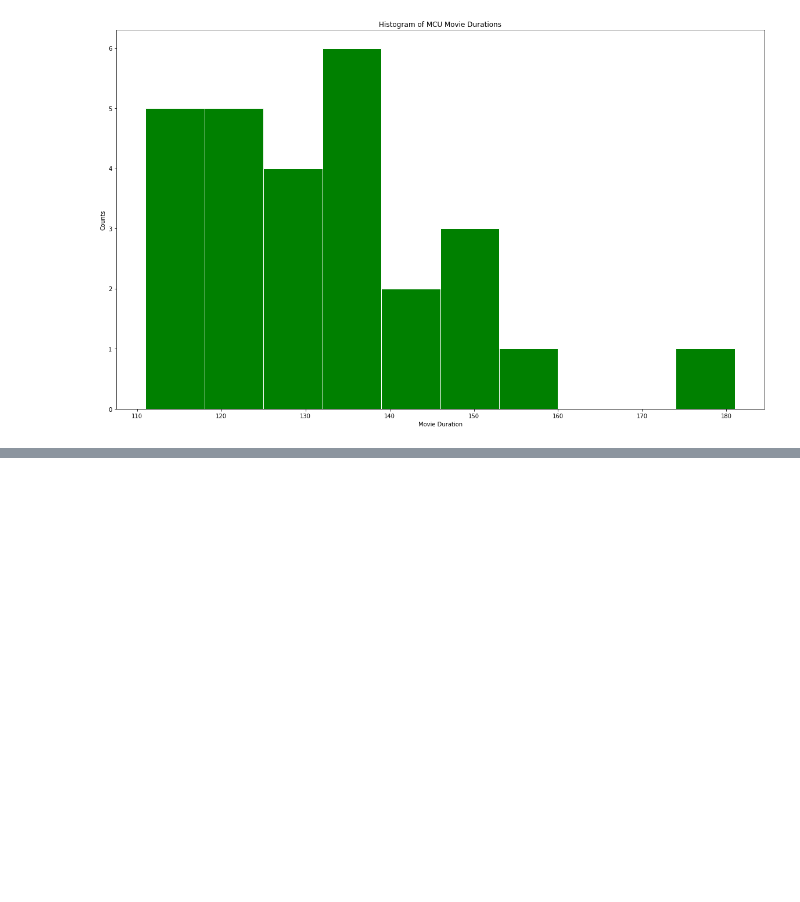
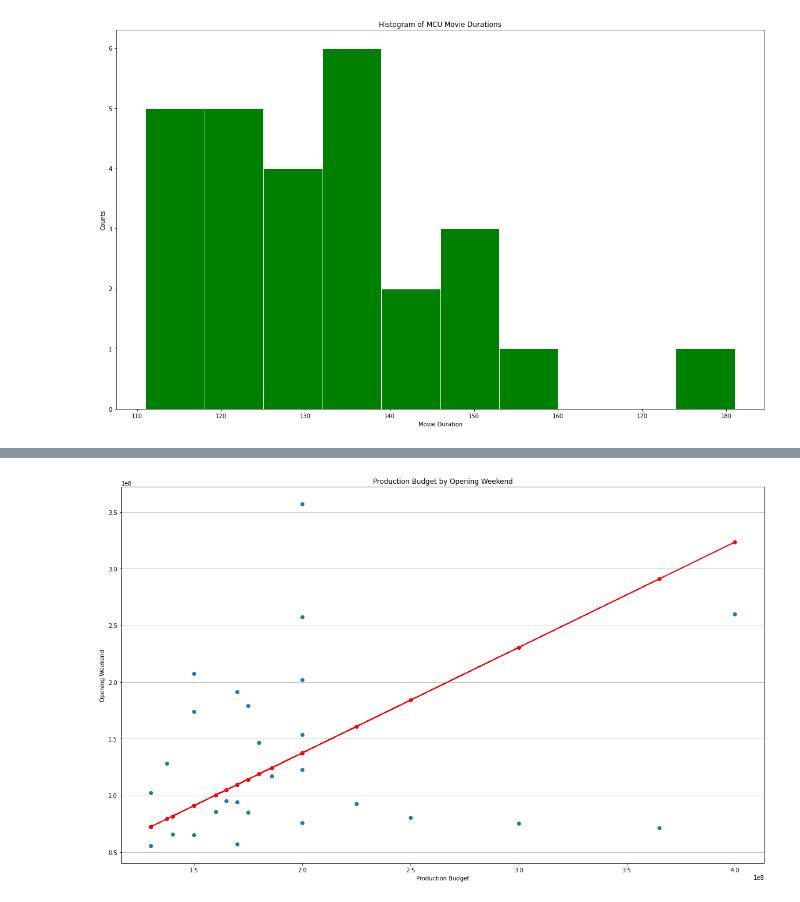
Before and after one commit to teeloren/mcu_data, a Jupyter notebook: mcu.ipynb, the cells around one changed output, grey strips where cells are left out. Saved outputs shown, nothing was run; the diff lists cells and outputs as text; code cells hidden in the pictures; blank space fills up the shorter version.

```diff
--- a/mcu.ipynb
+++ b/mcu.ipynb
@@ -102,3 +110,7 @@ plt.show()
 #  7   opening_weekend       27 non-null     object
 #  8   domestic_box_office   27 non-null     object
 #  9   worldwide_box_office  27 non-null     object
+# %%
+data['production_budget'] = data['production_budget'].str.replace(",", "").astype(float)
+data['opening_weekend'] = data['opening_weekend'].str.replace(",", "").astype(float)
+data['domestic_box_office'] = data['domestic_box_office'].str.replace(",", "").astype(float)
@@ -104,0 +128,16 @@ plt.show()
+# %%
+x=data['production_budget']
+y=data['opening_weekend']
+z = np.polyfit(x, y, 1)
+p = np.poly1d(z)
+
+plt.figure(figsize=(20,12))
+plt.scatter(sorted(x),(y))
+plt.xlabel('Production Budget')
+plt.ylabel('Opening Weekend')
+plt.grid(axis='y')
+plt.title('Production Budget by Opening Weekend')
+plt.plot(x, p(x), "r-o")
+plt.show()
+# %% [output]
+[figure, added]
```
Also changed, not shown: parts of 4 cells of this notebook.
